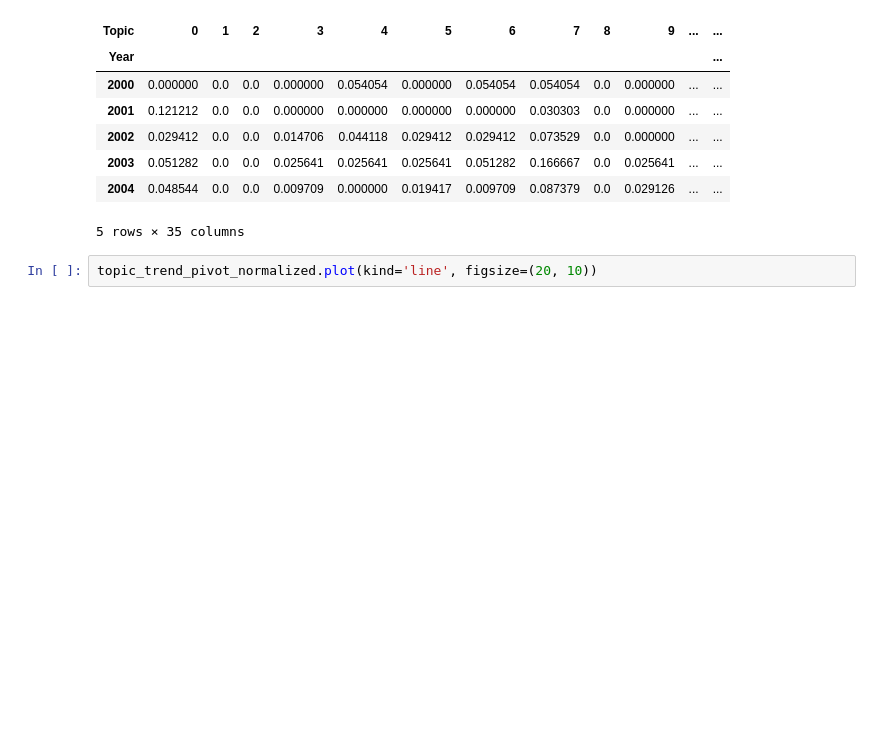
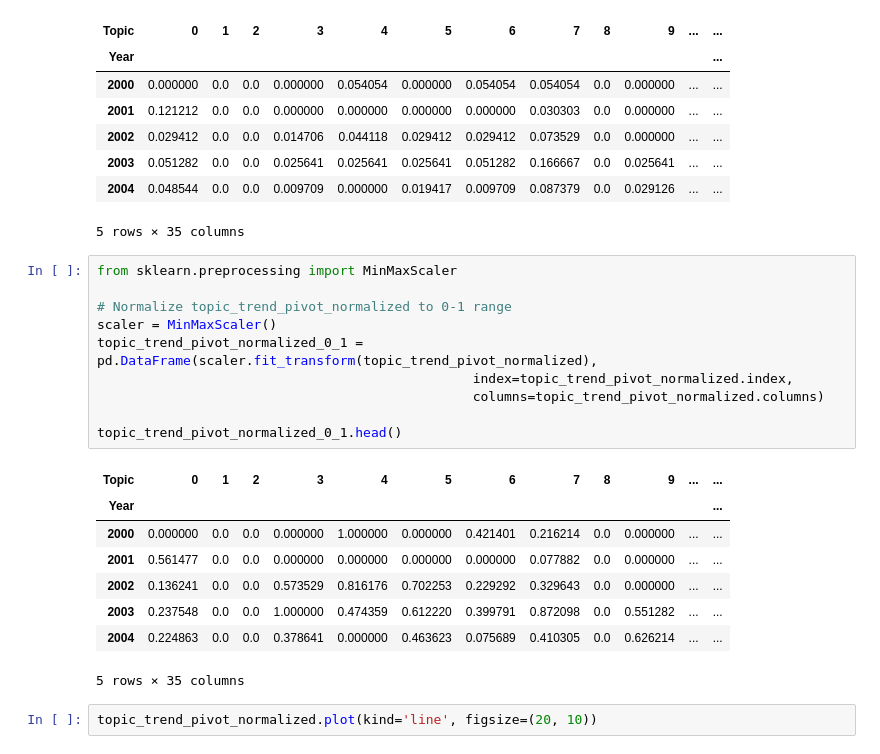
Before and after one commit to MStrzezon/Arxiv-Topic-Trend-Analysis, a Jupyter notebook: src/doc2vec/doc2vec_kmeans.ipynb, the cells around one changed output. Cells and saved outputs as stored; diff of their text form; blank space fills up the shorter version.

```diff
--- a/src/doc2vec/doc2vec_kmeans.ipynb
+++ b/src/doc2vec/doc2vec_kmeans.ipynb
@@ -269,6 +269,25 @@ topic_trend_pivot_normalized.head()
 | 2003 | 0.051282 | 0.0 | 0.0 | 0.025641 | 0.025641 | 0.025641 | 0.051282 | 0.166667 | 0.0 | 0.025641 | ... | ... |
 | 2004 | 0.048544 | 0.0 | 0.0 | 0.009709 | 0.000000 | 0.019417 | 0.009709 | 0.087379 | 0.0 | 0.029126 | ... | ... |
 5 rows × 35 columns
+# %%
+from sklearn.preprocessing import MinMaxScaler
+
+# Normalize topic_trend_pivot_normalized to 0-1 range
+scaler = MinMaxScaler()
+topic_trend_pivot_normalized_0_1 = pd.DataFrame(scaler.fit_transform(topic_trend_pivot_normalized),
+                                                index=topic_trend_pivot_normalized.index,
+                                                columns=topic_trend_pivot_normalized.columns)
+
+topic_trend_pivot_normalized_0_1.head()
+# %% [output]
+| Topic | 0 | 1 | 2 | 3 | 4 | 5 | 6 | 7 | 8 | 9 | ... | ... |
+| Year |  |  |  |  |  |  |  |  |  |  |  | ... |
+| 2000 | 0.000000 | 0.0 | 0.0 | 0.000000 | 1.000000 | 0.000000 | 0.421401 | 0.216214 | 0.0 | 0.000000 | ... | ... |
+| 2001 | 0.561477 | 0.0 | 0.0 | 0.000000 | 0.000000 | 0.000000 | 0.000000 | 0.077882 | 0.0 | 0.000000 | ... | ... |
+| 2002 | 0.136241 | 0.0 | 0.0 | 0.573529 | 0.816176 | 0.702253 | 0.229292 | 0.329643 | 0.0 | 0.000000 | ... | ... |
+| 2003 | 0.237548 | 0.0 | 0.0 | 1.000000 | 0.474359 | 0.612220 | 0.399791 | 0.872098 | 0.0 | 0.551282 | ... | ... |
+| 2004 | 0.224863 | 0.0 | 0.0 | 0.378641 | 0.000000 | 0.463623 | 0.075689 | 0.410305 | 0.0 | 0.626214 | ... | ... |
+5 rows × 35 columns
 # %%
 topic_trend_pivot_normalized.plot(kind='line', figsize=(20, 10))
 # %% [output]
```
Also changed, not shown: parts of 1 cell of this notebook.
